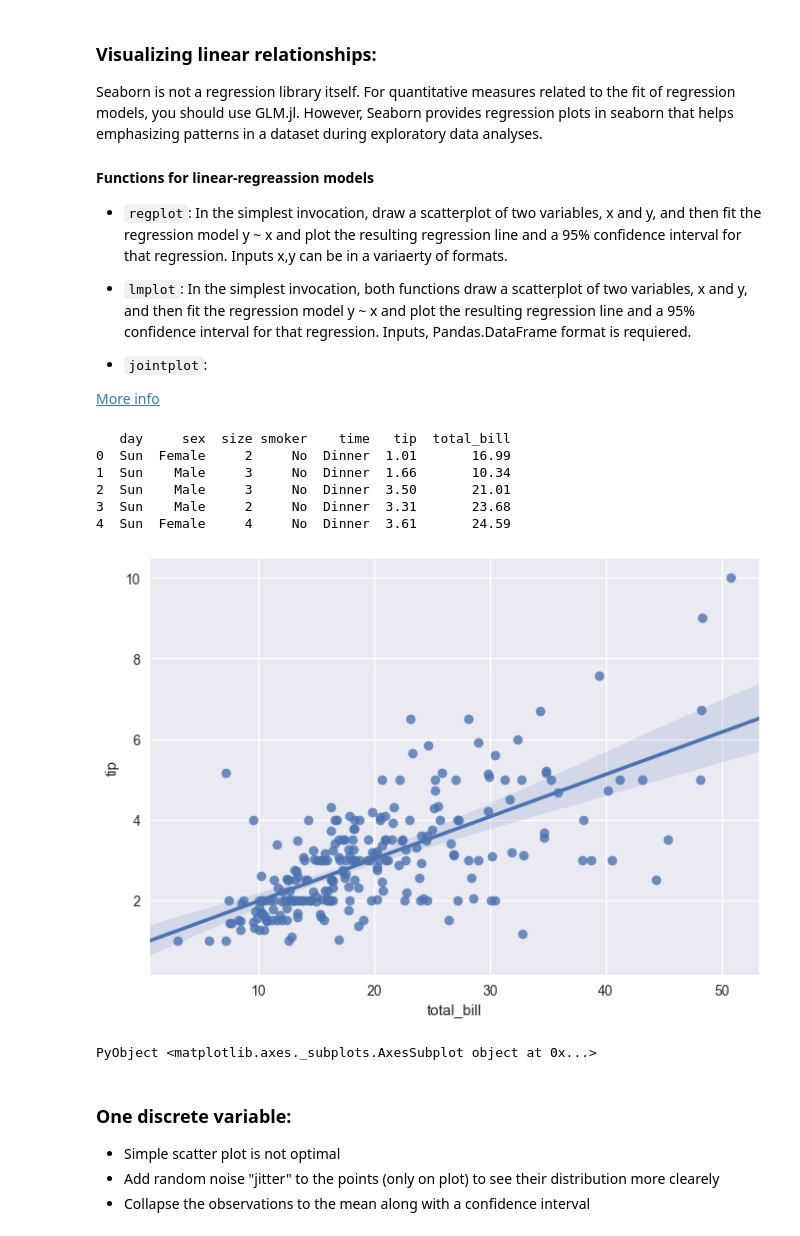
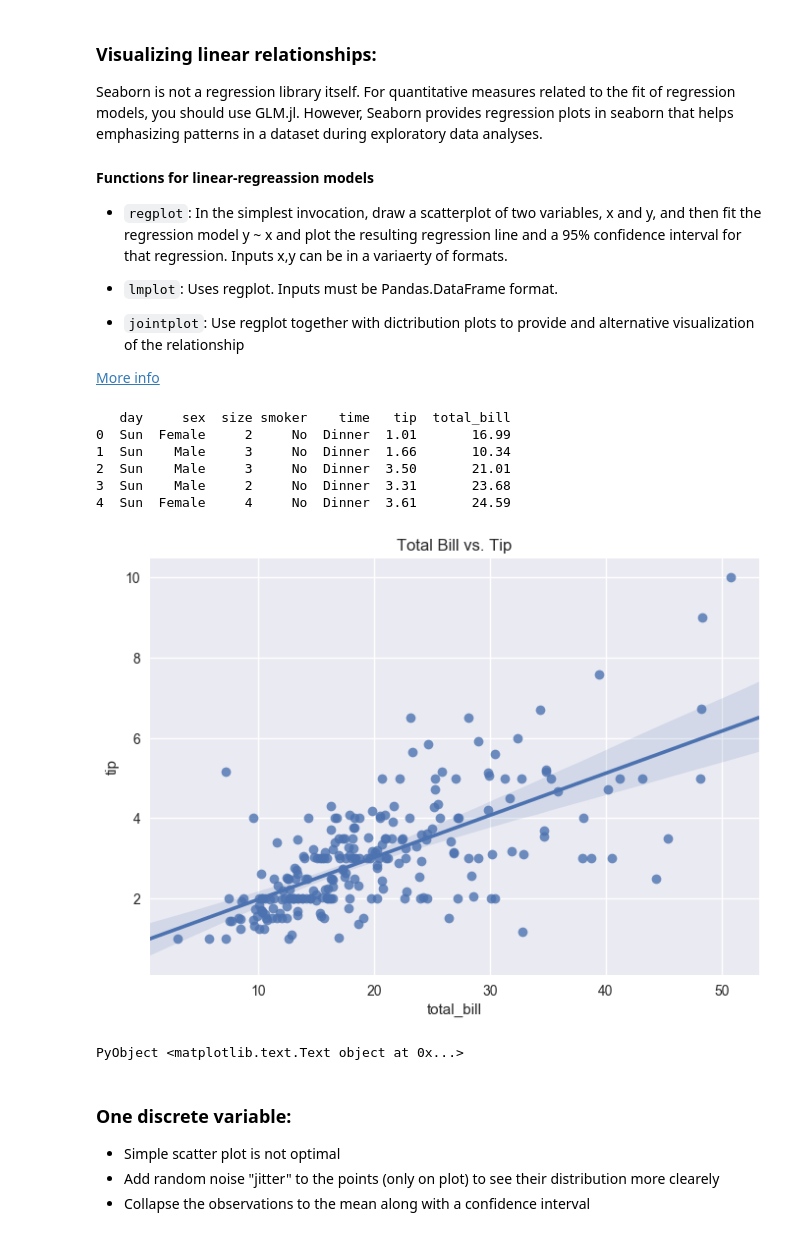
Before and after one commit to bcbi/julia_tutorials, a Jupyter notebook: plotting/seaborn.ipynb, the cells around one changed output. Cells and saved outputs as stored; diff of their text form; code cells hidden in the pictures.

```diff
--- a/plotting/seaborn.ipynb
+++ b/plotting/seaborn.ipynb
@@ -19,28 +21,39 @@ Seaborn is not a regression library itself. For quantitative measures related to
 * `regplot`: In the simplest invocation, draw a scatterplot of two variables, x and y, and then fit the regression model y ~ x and plot the resulting regression line and a 95% confidence interval for that regression. Inputs x,y can be in a variaerty of formats.
 
 
-* `lmplot`: In the simplest invocation, both functions draw a scatterplot of two variables, x and y, and then fit the regression model y ~ x and plot the resulting regression line and a 95% confidence interval for that regression.
-Inputs, Pandas.DataFrame format is requiered.
+* `lmplot`: Uses regplot.
+Inputs must be Pandas.DataFrame format.
 
 
-* `jointplot`:
+* `jointplot`: Use regplot together with dictribution plots to provide and alternative visualization of the relationship
 
 [More info](http://seaborn.pydata.org/tutorial/regression.html#regression-tutorial)
-# %%
-tips = load_dataset("tips");
-head(tips)
-# %% [output]
-   day     sex  size smoker    time   tip  total_bill
-0  Sun  Female     2     No  Dinner  1.01       16.99
-1  Sun    Male     3     No  Dinner  1.66       10.34
-2  Sun    Male     3     No  Dinner  3.50       21.01
-3  Sun    Male     2     No  Dinner  3.31       23.68
-4  Sun  Female     4     No  Dinner  3.61       24.59
-# %%
-regplot(x="total_bill", y="tip", data=tips)
-# %% [output]
-[figure, removed]
-PyObject <matplotlib.axes._subplots.AxesSubplot object at 0x...>
+# %%
+#for some strange reason loading doesn't work the first time
+tips = nothing
+try
+    tips = load_dataset("tips");
+catch
+    tips = load_dataset("tips");
+end
+
+
+head(tips)
+# %% [output]
+   day     sex  size smoker    time   tip  total_bill
+0  Sun  Female     2     No  Dinner  1.01       16.99
+1  Sun    Male     3     No  Dinner  1.66       10.34
+2  Sun    Male     3     No  Dinner  3.50       21.01
+3  Sun    Male     2     No  Dinner  3.31       23.68
+4  Sun  Female     4     No  Dinner  3.61       24.59
+# %%
+g = regplot(x="total_bill", y="tip", data=tips)
+title("Total Bill vs. Tip") #current active figure PyPlot
+# alternatively
+# g[:figure][:axes][1][:set_title]("Total Bill vs. Tip")
+# %% [output]
+[figure, added]
+PyObject <matplotlib.text.Text object at 0x...>
 # %% [markdown]
 ### One discrete variable:
 
```
Also changed, not shown: parts of 3 cells of this notebook, 9 other files.
